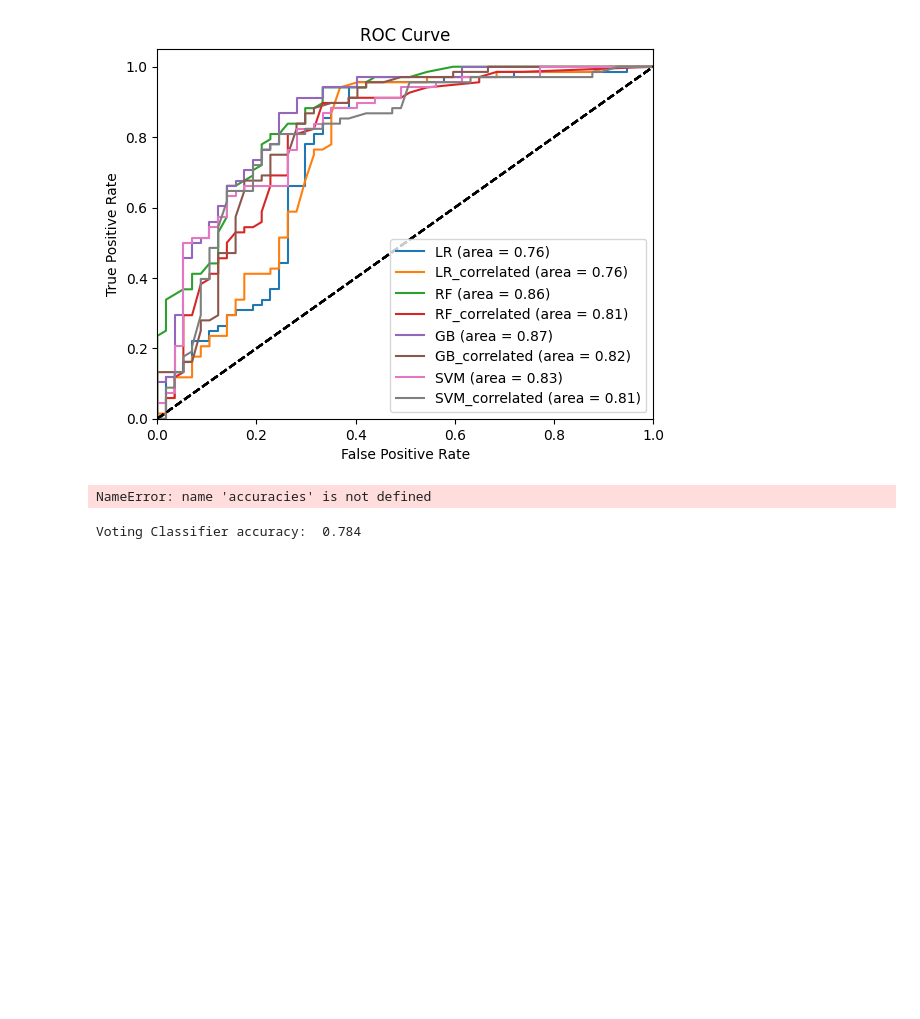
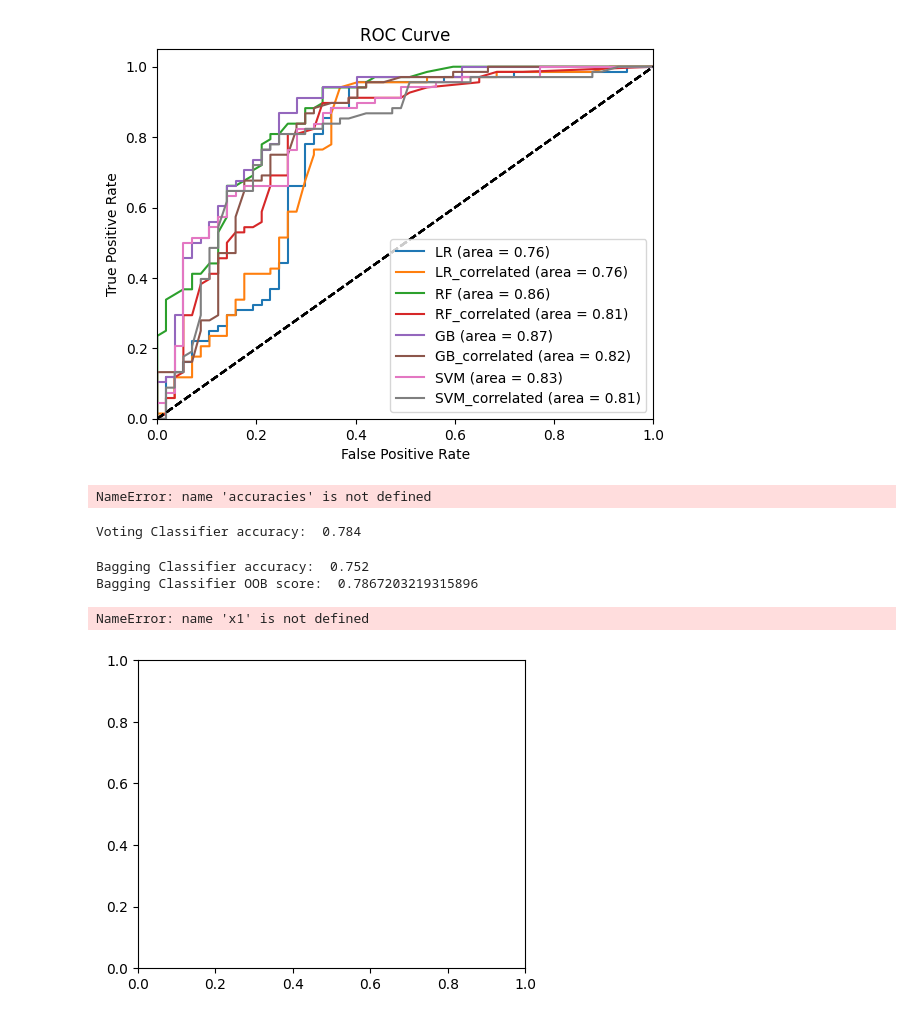
Before and after one commit to j33l/loan_eligibility_prediction, a Jupyter notebook: 2_model_training_and_evaluation.ipynb, the cells around one changed output. Cells and saved outputs as stored; diff of their text form; code cells hidden in the pictures; blank space fills up the shorter version.

Commit message:
added Bagging Classifier

```diff
--- a/2_model_training_and_evaluation.ipynb
+++ b/2_model_training_and_evaluation.ipynb
@@ -380,3 +380,58 @@ Voting Classifier accuracy:  0.784
 # saving voting classifier
 
 pickle.dump(voting_clf, open('models/voting_clf_model.pkl', 'wb'))
+# %%
+# Bagging classifier
+
+from sklearn.ensemble import BaggingClassifier
+from sklearn.tree import DecisionTreeClassifier
+
+bag_clf = BaggingClassifier(
+    DecisionTreeClassifier(),
+    n_estimators=100,
+    max_samples=100,
+    bootstrap=True,
+    n_jobs=-1,
+    oob_score=True
+)
+
+bag_clf.fit(X_train, y_train)
+
+y_pred = bag_clf.predict(X_test)
+
+print("Bagging Classifier accuracy: ", accuracy_score(y_test, y_pred))
+print("Bagging Classifier OOB score: ", bag_clf.oob_score_)
+# %% [output]
+Bagging Classifier accuracy:  0.752
+Bagging Classifier OOB score:  0.7867203219315896
+# %%
+# Draw decision boundary
+
+from matplotlib.colors import ListedColormap
+
+def plot_decision_boundary(clf, X, y, axes=[-1.5, 2.45, -1, 1.5], alpha=0.5, contour=True):
+    y_pred = clf.predict(X)#.reshape(x1.shape)
+    custom_cmap = ListedColormap(['#fafab0','#9898ff','#a0faa0'])
+    plt.contourf(x1, x2, y_pred, alpha=0.3, cmap=custom_cmap)
+    if contour:
+        custom_cmap2 = ListedColormap(['#7d7d58','#4c4c7f','#507d50'])
+        plt.contour(x1, x2, y_pred, cmap=custom_cmap2, alpha=0.8)
+    plt.plot(X[:, 0][y==0], X[:, 1][y==0], "yo", label="Iris-Setosa")
+    plt.plot(X[:, 0][y==1], X[:, 1][y==1], "bs", label="Iris-Versicolor")
+    plt.plot(X[:, 0][y==2], X[:, 1][y==2], "g^", label="Iris-Virginica")
+    plt.axis(axes)
+    plt.xlabel("Petal length", fontsize=14)
+    plt.ylabel("Petal width", fontsize=14)
+    plt.legend(loc="lower right", fontsize=14)
+
+plt.figure(figsize=(11, 4))
+plt.subplot(121)
+plot_decision_boundary(bag_clf, X_train, y_train)
+plt.title("Decision boundaries", fontsize=14)
+plt.subplot(122)
+plot_decision_boundary(bag_clf, X_train, y_train, contour=False)
+plt.title("Decision trees", fontsize=14)
+plt.show()
+# %% [output]
+NameError: name 'x1' is not defined
+[figure, added]
```
